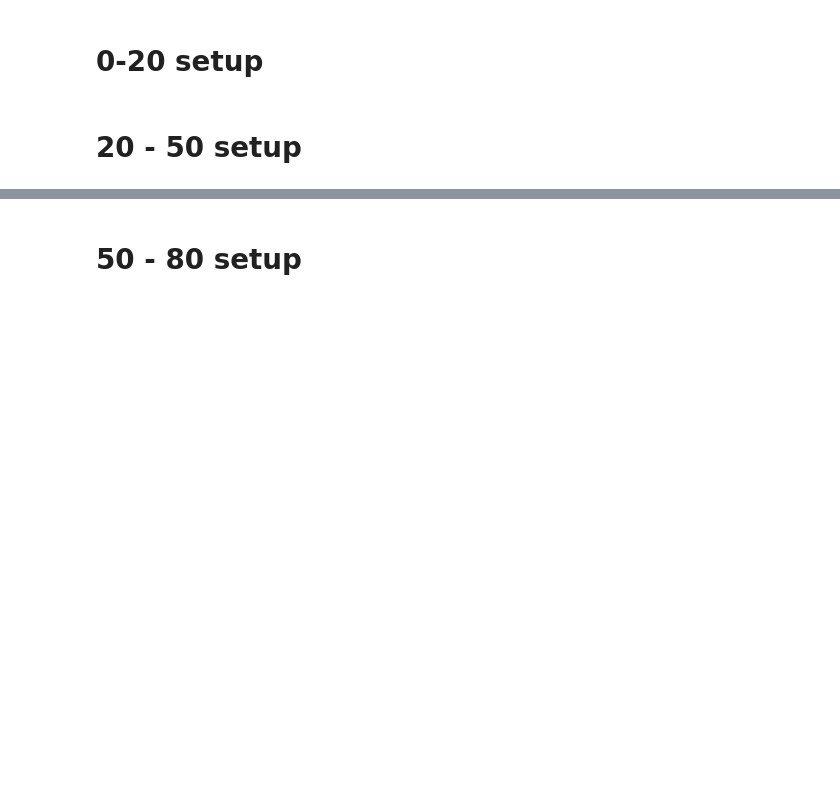
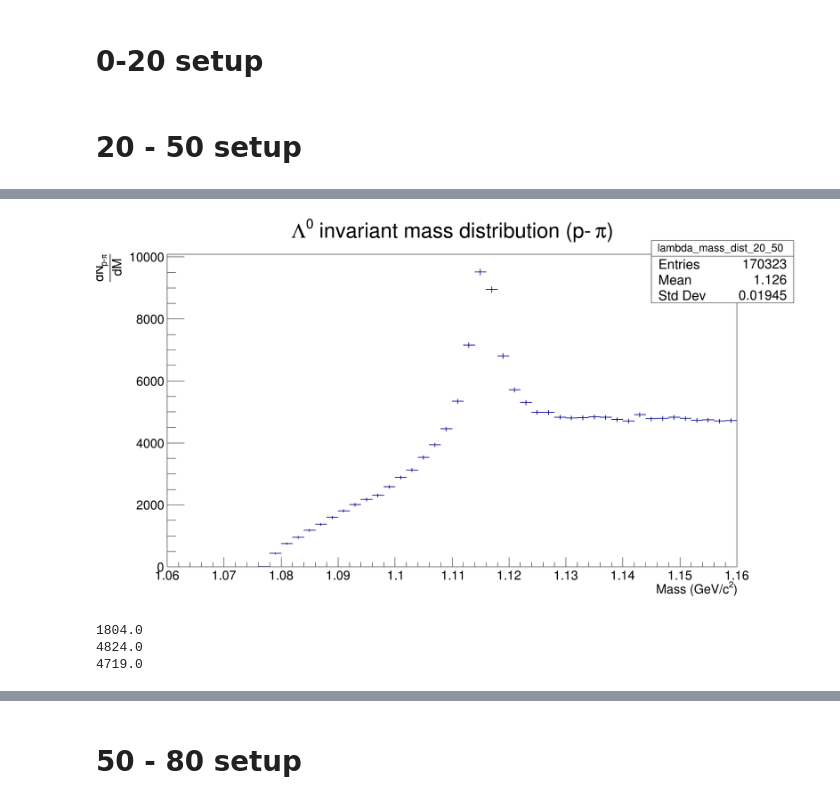
Before and after one commit to rhanniga/lambda-over-hadron, a Jupyter notebook: data/offline/full_offline_analysis.ipynb, the cells around one changed output, grey strips where cells are left out. Saved outputs shown, nothing was run; the diff lists cells and outputs as text; code cells hidden in the pictures; blank space fills up the shorter version.

```diff
--- a/data/offline/full_offline_analysis.ipynb
+++ b/data/offline/full_offline_analysis.ipynb
@@ -102,0 +125,4 @@ Warning in <TROOT::Append>: Replacing existing TH1: fTriggeredLambdaDist_proj_0
+# %%
+# eta cuts first
+lambda_dist_20_50.GetAxis(2).SetRangeUser(-0.8, 0.8)
+lambda_mass_dist_20_50 = lambda_dist_20_50.Projection(3).Clone("lambda_mass_dist_20_50")
@@ -102,0 +138,5 @@ Warning in <TROOT::Append>: Replacing existing TH1: fTriggeredLambdaDist_proj_0
+# %%
+lambda_mass_dist_20_50.Draw()
+c.Draw()
+# %% [output]
+[figure, added]
@@ -102,0 +153,11 @@ Warning in <TROOT::Append>: Replacing existing TH1: fTriggeredLambdaDist_proj_0
+# %%
+bin_1 = lambda_mass_dist_20_50.FindBin(1.09)
+bin_2 = lambda_mass_dist_20_50.FindBin(1.15)
+bin_3 = lambda_mass_dist_20_50.FindBin(1.16 - 0.0001)
+print(lambda_mass_dist_20_50.GetBinContent(bin_1))
+print(lambda_mass_dist_20_50.GetBinContent(bin_2))
+print(lambda_mass_dist_20_50.GetBinContent(bin_3))
+# %% [output]
+1804.0
+4824.0
+4719.0
```
Also changed, not shown: parts of 14 cells of this notebook.
